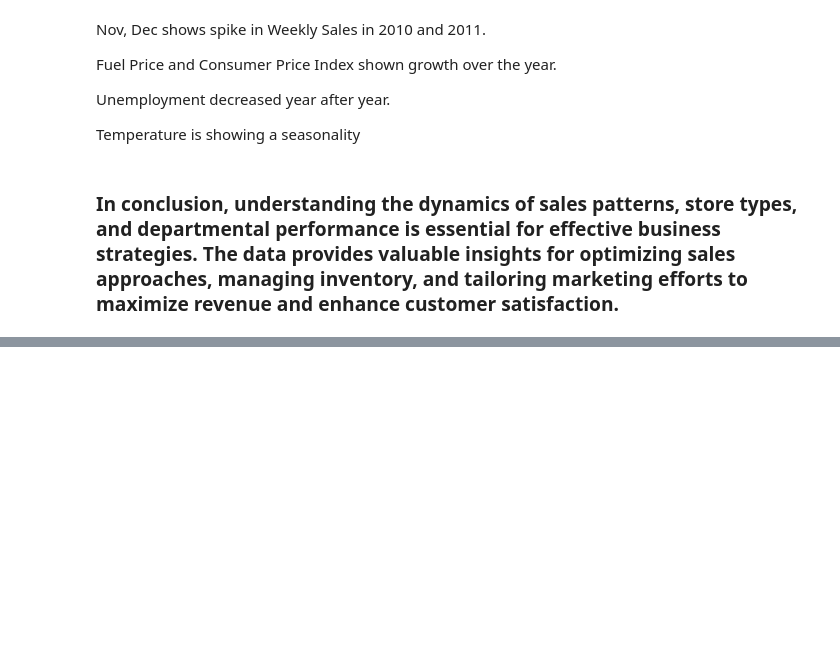
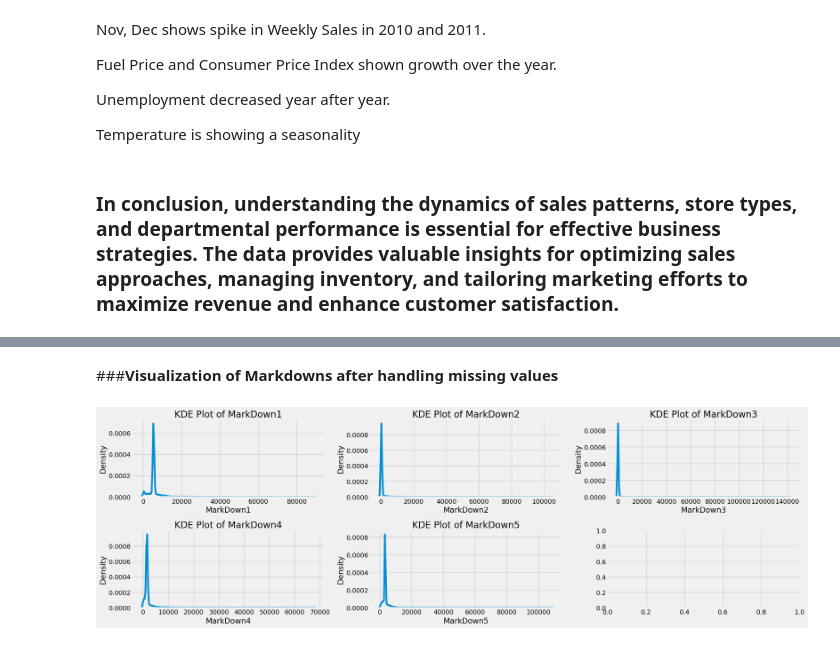
Before and after one commit to Rajesh1505/Capstone-Project-Advanced-Machine-Learning, a Jupyter notebook: Capstone_Project_Advanced_Machine_Learning.ipynb, the cells around one changed output, grey strips where cells are left out. Drawn from its saved outputs; the diff is of its cells as text; code cells hidden in the pictures; blank space fills up the shorter version.

```diff
--- a/Capstone_Project_Advanced_Machine_Learning.ipynb
+++ b/Capstone_Project_Advanced_Machine_Learning.ipynb
@@ -691,0 +882,16 @@ Temperature is showing a seasonality
+# %%
+import pandas as pd
+from sklearn.preprocessing import StandardScaler
+
+# Step 1: Handle Missing Values (Impute with median)
+median_markdown1 = merged_df['MarkDown1'].median()
+median_markdown2 = merged_df['MarkDown2'].median()
+median_markdown3 = merged_df['MarkDown3'].median()
+median_markdown4 = merged_df['MarkDown4'].median()
+median_markdown5 = merged_df['MarkDown5'].median()
+
+merged_df['MarkDown1'].fillna(median_markdown1, inplace=True)
+merged_df['MarkDown2'].fillna(median_markdown2, inplace=True)
+merged_df['MarkDown3'].fillna(median_markdown3, inplace=True)
+merged_df['MarkDown4'].fillna(median_markdown4, inplace=True)
+merged_df['MarkDown5'].fillna(median_markdown5, inplace=True)
@@ -691,0 +919,24 @@ Temperature is showing a seasonality
+# %% [markdown]
+###**Visualization of Markdowns after handling missing values**
+# %%
+# KDE plots
+features = ['MarkDown1', 'MarkDown2', 'MarkDown3', 'MarkDown4', 'MarkDown5']
+
+num_features = len(features)
+num_rows = num_features // 2
+num_cols = 2 if num_features % 2 == 0 else 3
+
+fig, axes = plt.subplots(nrows=num_rows, ncols=num_cols, figsize=(22, 7))
+
+if num_rows > 1:
+    axes = axes.flatten()
+
+for i, feature in enumerate(features):
+    sns.kdeplot(data=merged_df, x=feature, ax=axes[i])
+    axes[i].set_title(f'KDE Plot of {feature}')
+    axes[i].set_xlabel(feature)
+
+plt.tight_layout()
+plt.show()
+# %% [output]
+[figure, added]
```
Also changed, not shown: parts of 29 cells of this notebook.
